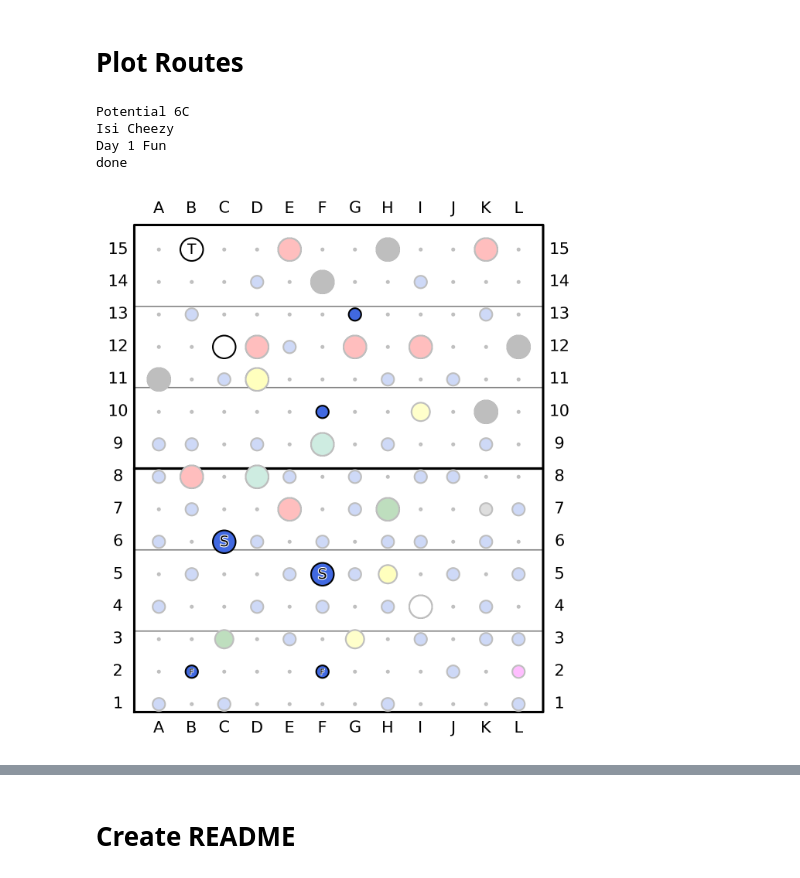
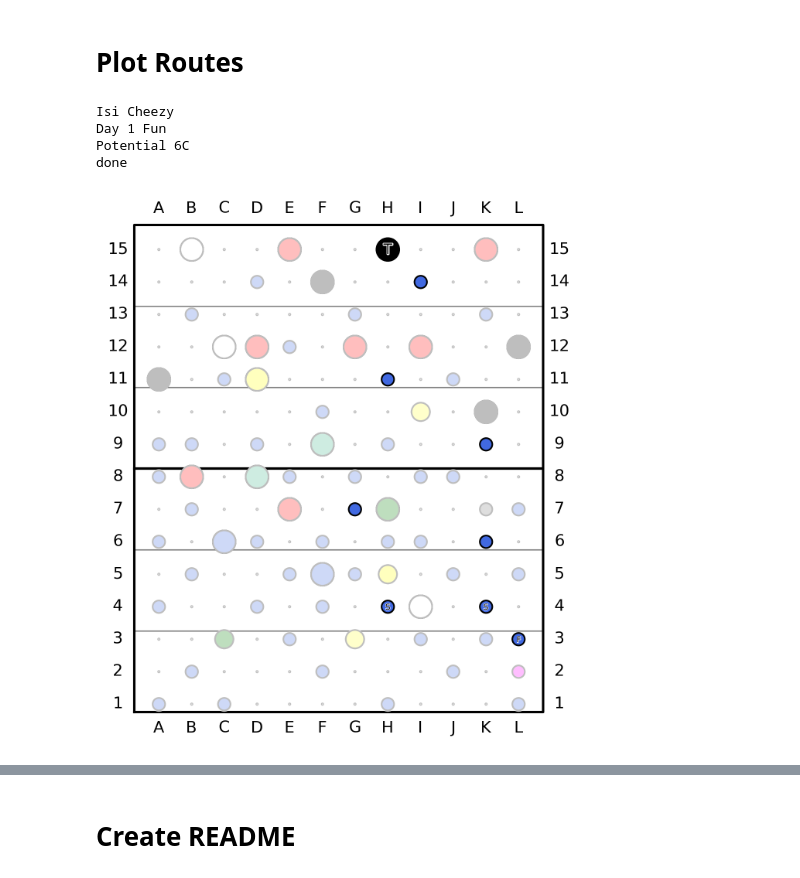
Before and after one commit to Gotsmy/home_wall, a Jupyter notebook: plot_routes.ipynb, the cells around one changed output, grey strips where cells are left out. Cells and saved outputs as stored; diff of their text form; code cells hidden in the pictures.

```diff
--- a/plot_routes.ipynb
+++ b/plot_routes.ipynb
@@ -77,7 +77,11 @@ def trim_whitespace(path,padding=0):
 
 def plot_hold(ax,hold,text=False,fade=False):
     x,y = hold["plot_coords"]
-    ax.scatter(x,y,color=hold["plot_color"],s=hold["plot_size"],edgecolor="k",linewidth=1)
+    if hold["plot_size"] == 2:
+        linewidth = .5
+    else:
+        linewidth = 1.
+    ax.scatter(x,y,color=hold["plot_color"],s=hold["plot_size"],edgecolor="k",linewidth=linewidth)
     if fade:
         ax.scatter(x,y,color="w",s=hold["plot_size"]+30,edgecolor="k",linewidth=0,alpha=.75)
         # plt.scatter(*get_plot_coords(wall_coords),color="w",linewidth=0,s=s+30,alpha=1-alpha)
@@ -109,6 +113,8 @@ fig.show()
 # Plot Routes
 # %%
 routes = load_routes()
+# sort routes by grade
+routes = dict(sorted(routes.items(), key=lambda item: item[1]['grade']))
 
 def plot_route(route_name,route,save=False):
 
@@ -139,32 +145,32 @@ ROUTES += "| Name | Grade | Tag |\n"
 ROUTES += "| ---- | ----- | --- |\n"
 for route_name, route in routes.items():
     print(route_name)
     tmp_route_path = plot_route(route_name,route,save=True)
     tmp_markdown_path = f"markdowns/{version}_{route['route_id']}.md"
     comment = route['comment']
     if len(comment) == 0:
         comment = "-"
 
 
     ROUTE  = f"# {route_name} ({route['grade']})\n\n"
     ROUTE += "| - | Info |\n"
     ROUTE += "| - | ---- |\n"
     ROUTE += f"| Grade | {route['grade']}|\n"
     ROUTE += f"| Tag | {route['tag']}|\n"
     ROUTE += f"| Comment | {comment}|\n"
     ROUTE += f"| Established | {route['established']} |\n\n"
     ROUTE += f"![{route['route_id']}](/{tmp_route_path})\n\n"
     ROUTES += f"| [{route_name}](/{tmp_markdown_path}) | {route['grade']} | {route['tag']} |\n"
 
     with open(tmp_markdown_path,"w") as file:
         file.write(ROUTE)
 
     # break
 ROUTES += "\n\n"
 print("done")
 # %% [output]
-Potential 6C
 Isi Cheezy
 Day 1 Fun
+Potential 6C
 done
-[figure, old version]
+[figure, new version]
```
Also changed, not shown: parts of 2 cells of this notebook, 5 other files.
